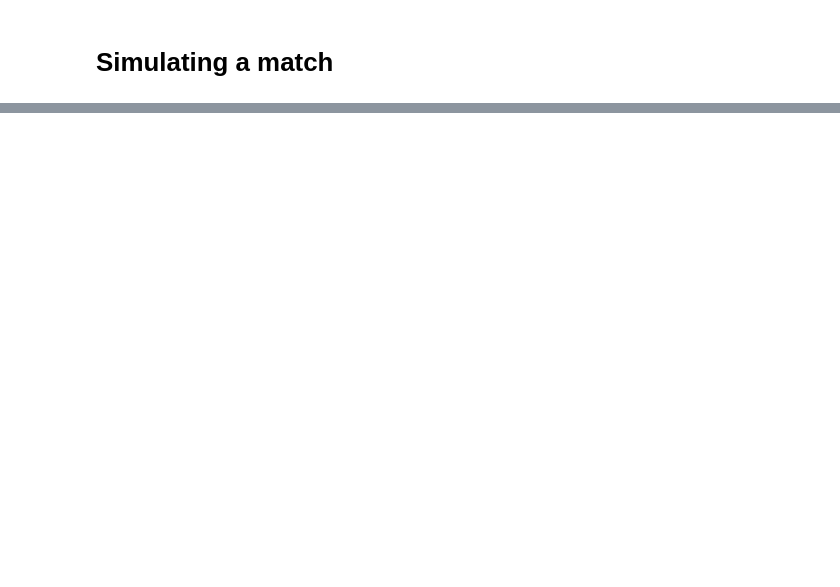
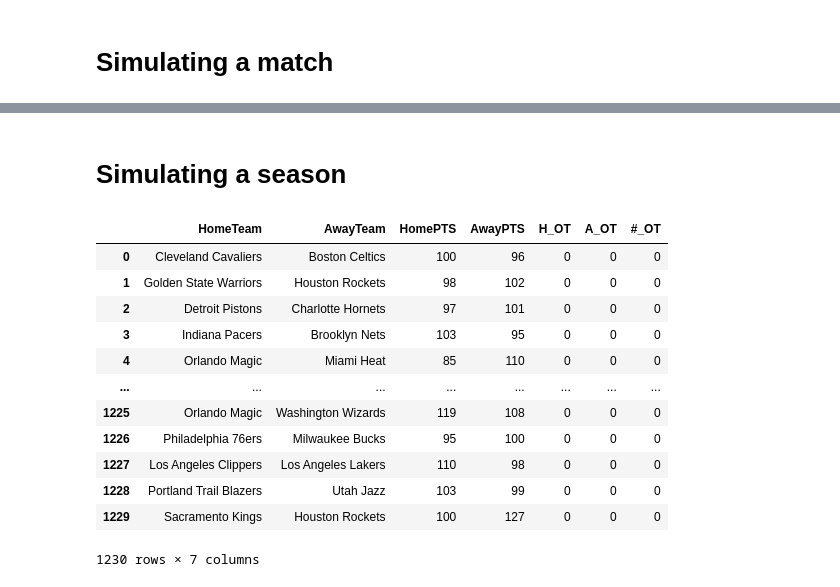
Before and after one commit to hmantovani/hmantovani, a Jupyter notebook: poisson/basketball/Simulation.ipynb, the cells around one changed output, grey strips where cells are left out. Cells and saved outputs as stored; diff of their text form; code cells hidden in the pictures; blank space fills up the shorter version.

```diff
--- a/poisson/basketball/Simulation.ipynb
+++ b/poisson/basketball/Simulation.ipynb
@@ -171,0 +254,35 @@ montecarlo
+# %% [markdown]
+# Simulating a season
+# %%
+game_dfs = []
+
+# Loop through each row in the 'nba' DataFrame
+for index, row in nba_regular.iterrows():
+    home_team = row['HomeTeam']
+    away_team = row['AwayTeam']
+
+    # Call simulate_game function with HomeTeam, AwayTeam, and teams DataFrame as parameters
+    game_result = simulate_game(home_team, away_team, teams)
+
+    # Append the resulting DataFrame to the list
+    game_dfs.append(game_result)
+
+# Concatenate all individual game DataFrames into a single DataFrame
+season = pd.concat(game_dfs, ignore_index=True)
+
+# Display or use the concatenated DataFrame 'result_df'
+season
+# %% [output]
+|  | HomeTeam | AwayTeam | HomePTS | AwayPTS | H_OT | A_OT | #_OT |
+| 0 | Cleveland Cavaliers | Boston Celtics | 100 | 96 | 0 | 0 | 0 |
+| 1 | Golden State Warriors | Houston Rockets | 98 | 102 | 0 | 0 | 0 |
+| 2 | Detroit Pistons | Charlotte Hornets | 97 | 101 | 0 | 0 | 0 |
+| 3 | Indiana Pacers | Brooklyn Nets | 103 | 95 | 0 | 0 | 0 |
+| 4 | Orlando Magic | Miami Heat | 85 | 110 | 0 | 0 | 0 |
+| ... | ... | ... | ... | ... | ... | ... | ... |
+| 1225 | Orlando Magic | Washington Wizards | 119 | 108 | 0 | 0 | 0 |
+| 1226 | Philadelphia 76ers | Milwaukee Bucks | 95 | 100 | 0 | 0 | 0 |
+| 1227 | Los Angeles Clippers | Los Angeles Lakers | 110 | 98 | 0 | 0 | 0 |
+| 1228 | Portland Trail Blazers | Utah Jazz | 103 | 99 | 0 | 0 | 0 |
+| 1229 | Sacramento Kings | Houston Rockets | 100 | 127 | 0 | 0 | 0 |
+1230 rows × 7 columns
```
Also changed, not shown: parts of 14 cells of this notebook.
